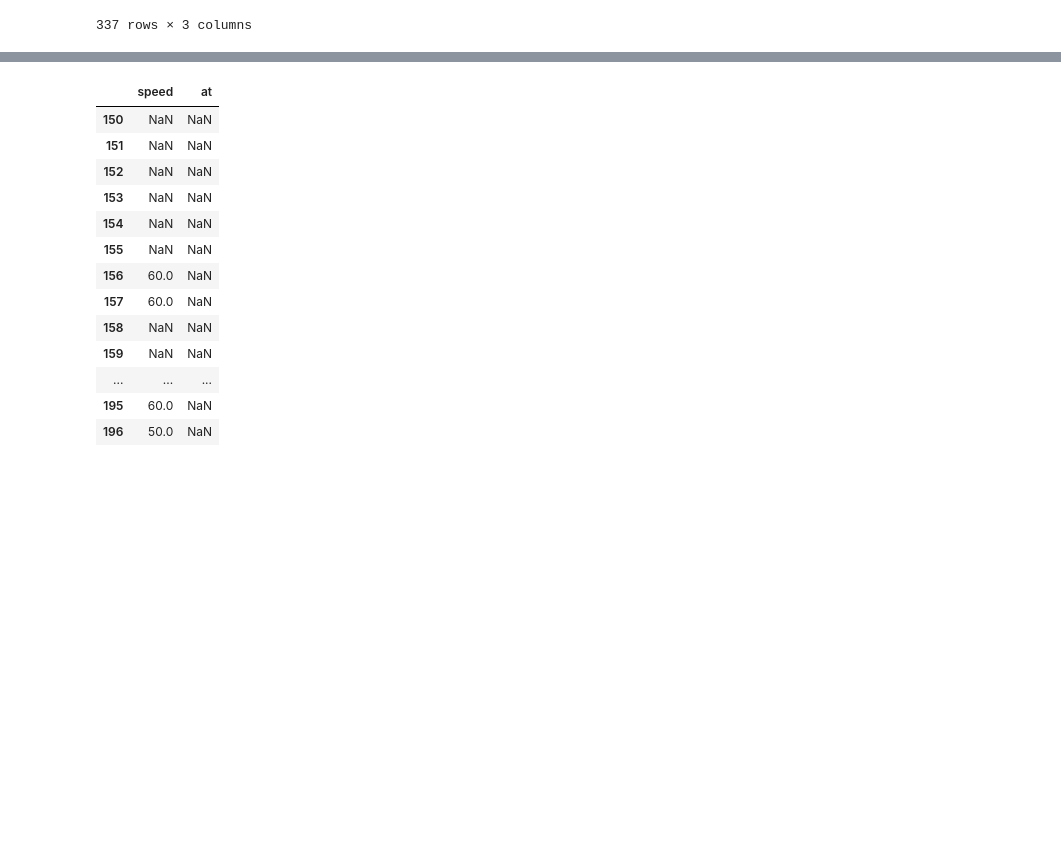
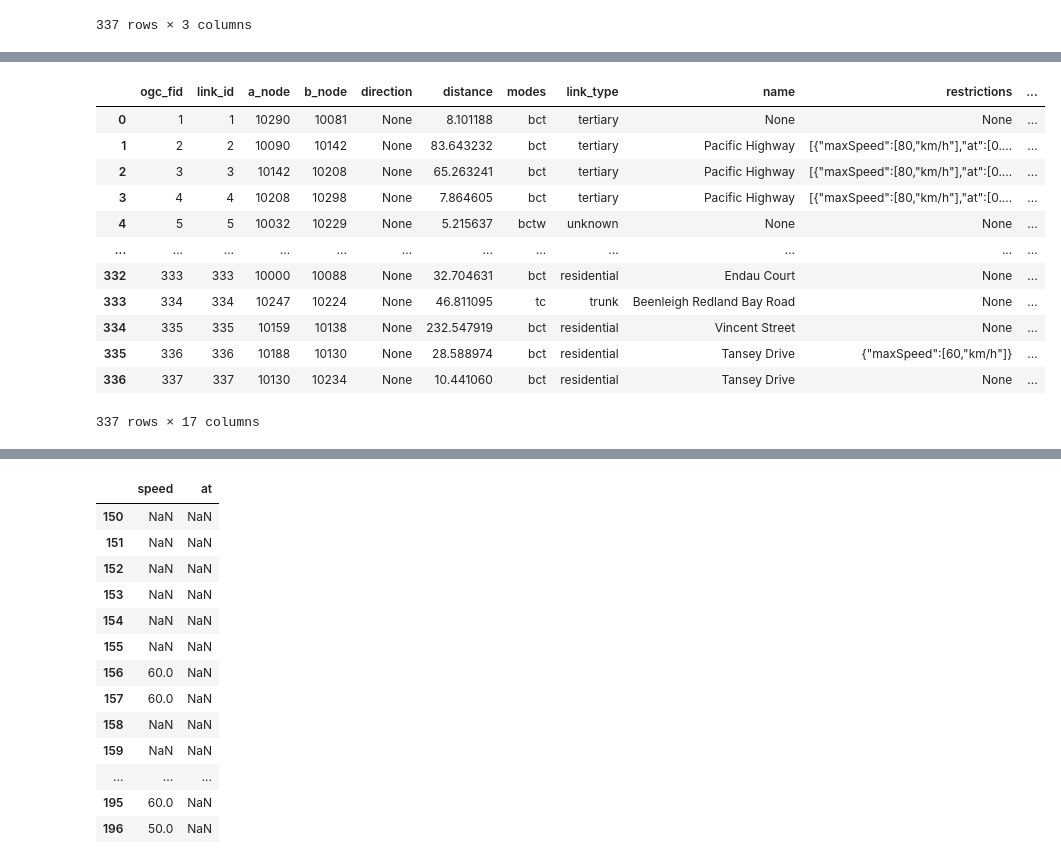
Before and after one commit to AequilibraE/aequilibrae, a Jupyter notebook: docs/source/examples/creating_models/ovm.ipynb, the cells around one changed output, grey strips where cells are left out. Saved outputs shown, nothing was run; the diff lists cells and outputs as text; code cells hidden in the pictures; blank space fills up the shorter version.

```diff
--- a/docs/source/examples/creating_models/ovm.ipynb
+++ b/docs/source/examples/creating_models/ovm.ipynb
@@ -247,0 +363,30 @@ splitting
+# %%
+import geopandas as gpd
+from shapely.geometry import Point
+
+# Assuming gdf and links are GeoDataFrames
+
+# Identify common columns between gdf and links
+common_columns = gdf.columns.intersection(links.columns)
+
+# Create a copy of links with common columns replaced by corresponding columns from gdf
+updated_links = links.copy()
+updated_links[common_columns] = gdf[common_columns]
+updated_links['at'] = gdf['at']
+
+# Display the updated GeoDataFrame
+updated_links
+# %% [output]
+|  | ogc_fid | link_id | a_node | b_node | direction | distance | modes | link_type | name | restrictions | ... |
+| 0 | 1 | 1 | 10290 | 10081 | None | 8.101188 | bct | tertiary | None | None | ... |
+| 1 | 2 | 2 | 10090 | 10142 | None | 83.643232 | bct | tertiary | Pacific Highway | [{"maxSpeed":[80,"km/h"],"at":[0.... | ... |
+| 2 | 3 | 3 | 10142 | 10208 | None | 65.263241 | bct | tertiary | Pacific Highway | [{"maxSpeed":[80,"km/h"],"at":[0.... | ... |
+| 3 | 4 | 4 | 10208 | 10298 | None | 7.864605 | bct | tertiary | Pacific Highway | [{"maxSpeed":[80,"km/h"],"at":[0.... | ... |
+| 4 | 5 | 5 | 10032 | 10229 | None | 5.215637 | bctw | unknown | None | None | ... |
+| ... | ... | ... | ... | ... | ... | ... | ... | ... | ... | ... | ... |
+| 332 | 333 | 333 | 10000 | 10088 | None | 32.704631 | bct | residential | Endau Court | None | ... |
+| 333 | 334 | 334 | 10247 | 10224 | None | 46.811095 | tc | trunk | Beenleigh Redland Bay Road | None | ... |
+| 334 | 335 | 335 | 10159 | 10138 | None | 232.547919 | bct | residential | Vincent Street | None | ... |
+| 335 | 336 | 336 | 10188 | 10130 | None | 28.588974 | bct | residential | Tansey Drive | {"maxSpeed":[60,"km/h"]} | ... |
+| 336 | 337 | 337 | 10130 | 10234 | None | 10.441060 | bct | residential | Tansey Drive | None | ... |
+337 rows × 17 columns
```
Also changed, not shown: parts of 15 cells of this notebook.
